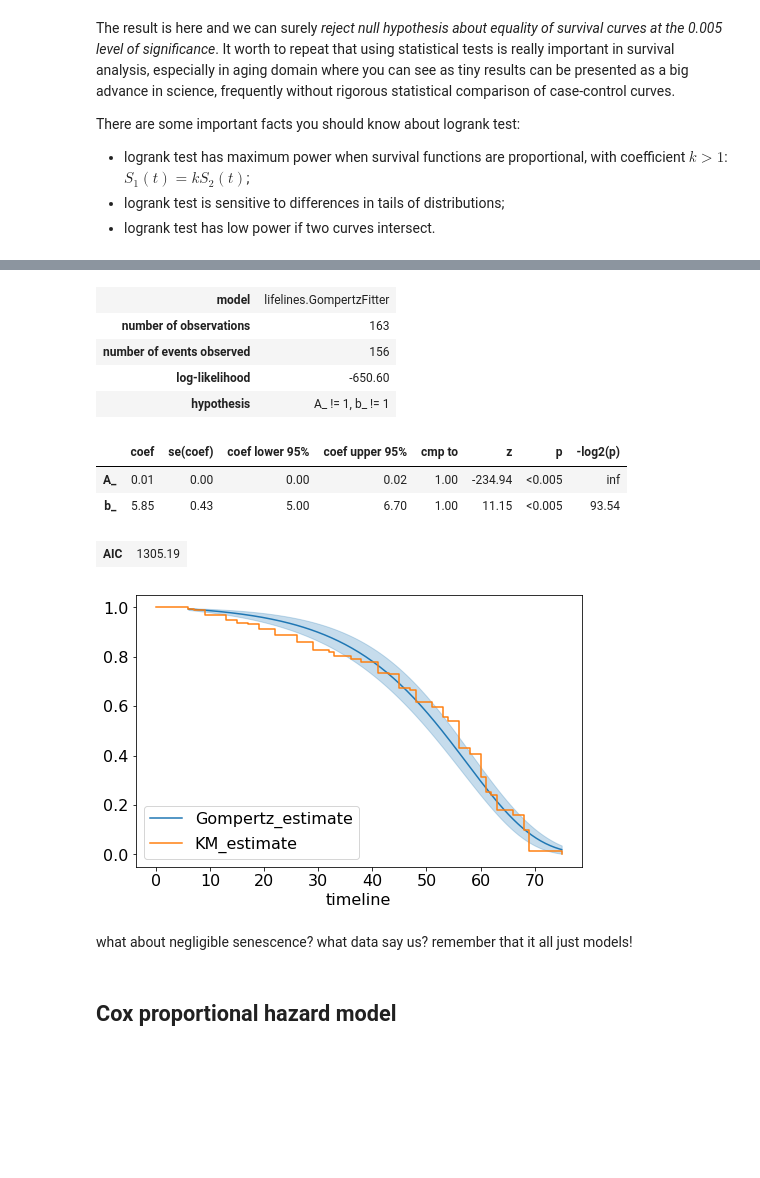
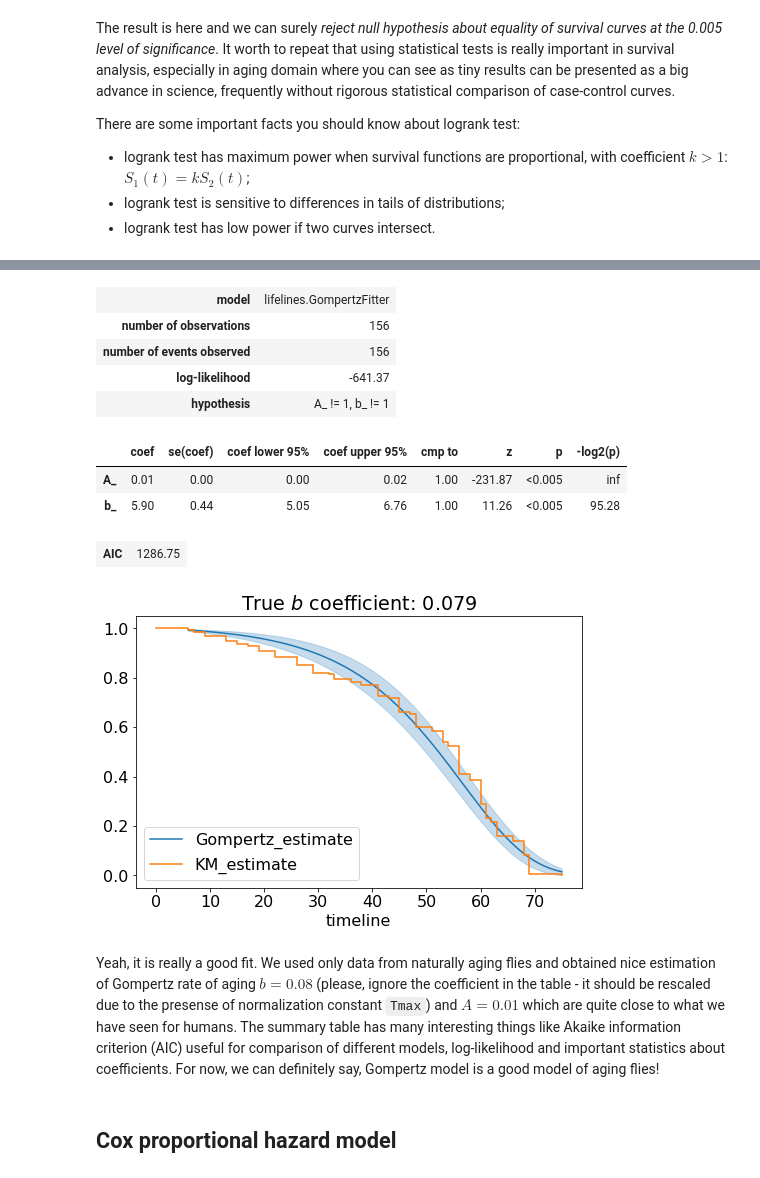
Before and after one commit to ComputationalAgingLab/computational_aging_course, a Jupyter notebook: _sources/stat/hazard_models.ipynb, the cells around one changed output, grey strips where cells are left out. Drawn from its saved outputs; the diff is of its cells as text; code cells hidden in the pictures; blank space fills up the shorter version.

```diff
--- a/_sources/stat/hazard_models.ipynb
+++ b/_sources/stat/hazard_models.ipynb
@@ -526,37 +528,41 @@ There are some important facts you should know about logrank test:
 # %%
 from lifelines.fitters import ParametricUnivariateFitter
 
-Tmax = T.max()
+df0 = df[df['group']=='control']
+T0 = df['T']
+Tmax = T0.max() #normalization constant needed for optimizer convergence
 
+#Below we create custom class with Gompertz model parametrized as it was discussed above.
+#This model inherits all important methods and atributes of parent class ParametricUnivariateFitter which is also using
+#for fitting other simple models like exponential one (constant risk).
 class GompertzFitter(ParametricUnivariateFitter):
     # parametrization as above
     _fitted_parameter_names = ['A_', 'b_']
 
-    def _cumulative_hazard(self, params, times):
+    def _cumulative_hazard(self, params, times): #cumulative hazard is just an integral of risk function
         A_, b_ = params
-        return A_ * (np.expm1(times * b_ / Tmax))
+        return A_ * (np.expm1(times * b_ / Tmax)) #expm1 = exp(...) - 1
 
-ggf = GompertzFitter()
-ggf.fit(T, E)
+ggf = GompertzFitter(alpha=0.05) #fit Gompertz model
+ggf.fit(T0)
+ggf.print_summary()
 
-ggf.print_summary()
 ax = ggf.plot_survival_function(figsize=(8,5))
-ax = KaplanMeierFitter().fit(T, E).plot(ax=ax, ci_show=False)
+ax = KaplanMeierFitter().fit(T0).plot(ax=ax, ci_show=False) #and compare with KM
+ax.set_title(f'True $b$ coefficient: {round(ggf.b_/Tmax, 3)}'); #rescale coefficient
 # %% [output]
 | model | lifelines.GompertzFitter |
-| number of observations | 163 |
+| number of observations | 156 |
 | number of events observed | 156 |
-| log-likelihood | -650.60 |
+| log-likelihood | -641.37 |
 | hypothesis | A_ != 1, b_ != 1 |
 |  | coef | se(coef) | coef lower 95% | coef upper 95% | cmp to | z | p | -log2(p) |
-| A_ | 0.01 | 0.00 | 0.00 | 0.02 | 1.00 | -234.94 | <0.005 | inf |
-| b_ | 5.85 | 0.43 | 5.00 | 6.70 | 1.00 | 11.15 | <0.005 | 93.54 |
+| A_ | 0.01 | 0.00 | 0.00 | 0.02 | 1.00 | -231.87 | <0.005 | inf |
+| b_ | 5.90 | 0.44 | 5.05 | 6.76 | 1.00 | 11.26 | <0.005 | 95.28 |
-| AIC | 1305.19 |
+| AIC | 1286.75 |
-[figure, old version]
+[figure, new version]
-# %% [markdown]
- what about negligible senescence?
- what data say us?
- remember that it all just models!
+# %% [markdown]
+Yeah, it is really a good fit. We used only data from naturally aging flies and obtained nice estimation of Gompertz rate of aging $b=0.08$ (please, ignore the coefficient in the table - it should be rescaled due to the presense of normalization constant `Tmax`) and $A=0.01$ which are quite close to what we have seen for humans. The summary table has many interesting things like Akaike information criterion (AIC) useful for comparison of different models, log-likelihood and important statistics about coefficients. For now, we can definitely say, Gompertz model is a good model of aging flies!
 # %% [markdown]
 ## Cox proportional hazard model
 # %%
```
Also changed, not shown: parts of 4 cells of this notebook, 3 other files.
